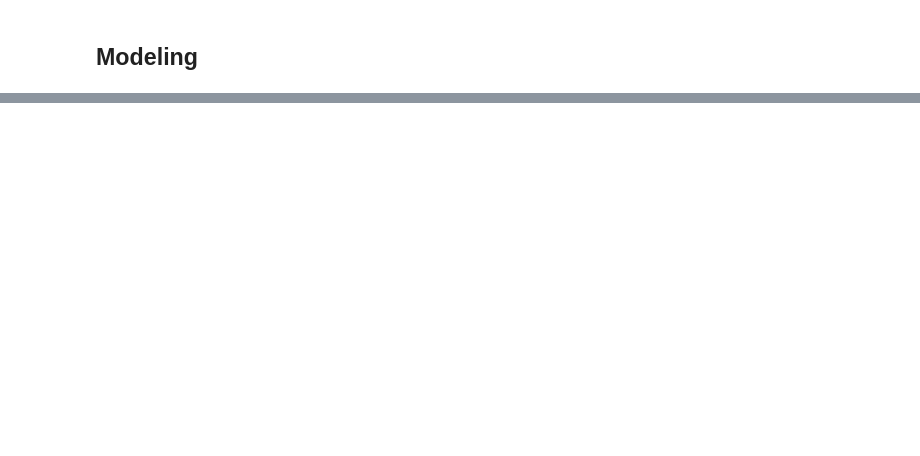
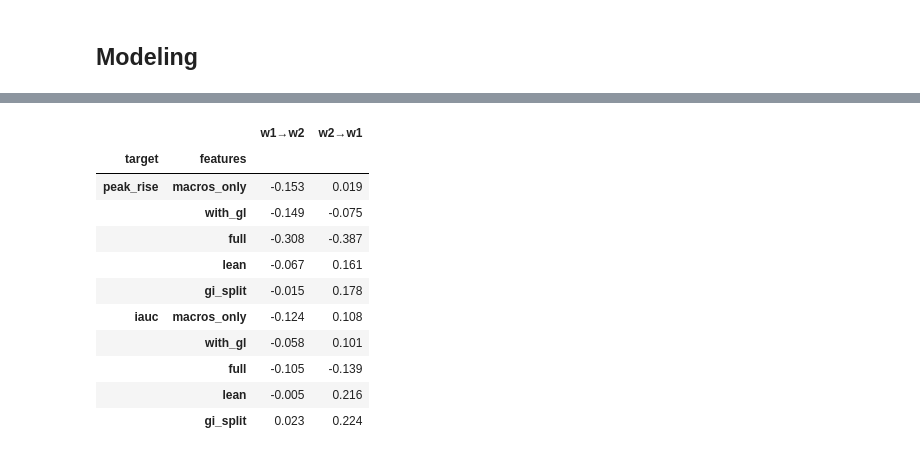
Before and after one commit to kayc26/cgm_insights, a Jupyter notebook: src/model.ipynb, the cells around one changed output, grey strips where cells are left out. Drawn from its saved outputs; the diff is of its cells as text; code cells hidden in the pictures; blank space fills up the shorter version.

```diff
--- a/src/model.ipynb
+++ b/src/model.ipynb
@@ -241,0 +182,10 @@ export.head(20)
+# %%
+def evaluate_model(model, features, target, dataset):
+    results = {}
+    for w_train, w_test in [(1,2),(2,1)]:
+        train = dataset[dataset['window'] == w_train]
+        test = dataset[dataset['window'] == w_test]
+        model.fit(train[features], train[target])
+        r2 = model.score(test[features], test[target])
+        results[f'w{w_train}→w{w_test}'] = round(r2,3)
+    return results
@@ -241,0 +222,24 @@ export.head(20)
+# %%
+rows = []
+for target in ['peak_rise','iauc']:
+    for name, feats in [('macros_only', features_macros_only),
+                        ('with_gl', features_with_gl),
+                        ('full', features_full),
+                        ('lean', features_lean),
+                        ('gi_split', features_gi_split)]:
+            res = evaluate_model(LinearRegression(), feats, target, meal_dataset)
+            rows.append({'target': target, 'features': name, **res})
+pd.DataFrame(rows).set_index(['target', 'features'])
+# %% [output]
+|  |  | w1→w2 | w2→w1 |
+| target | features |  |  |
+| peak_rise | macros_only | -0.153 | 0.019 |
+|  | with_gl | -0.149 | -0.075 |
+|  | full | -0.308 | -0.387 |
+|  | lean | -0.067 | 0.161 |
+|  | gi_split | -0.015 | 0.178 |
+| iauc | macros_only | -0.124 | 0.108 |
+|  | with_gl | -0.058 | 0.101 |
+|  | full | -0.105 | -0.139 |
+|  | lean | -0.005 | 0.216 |
+|  | gi_split | 0.023 | 0.224 |
```
Also changed, not shown: parts of 33 cells of this notebook, 2 other files.
